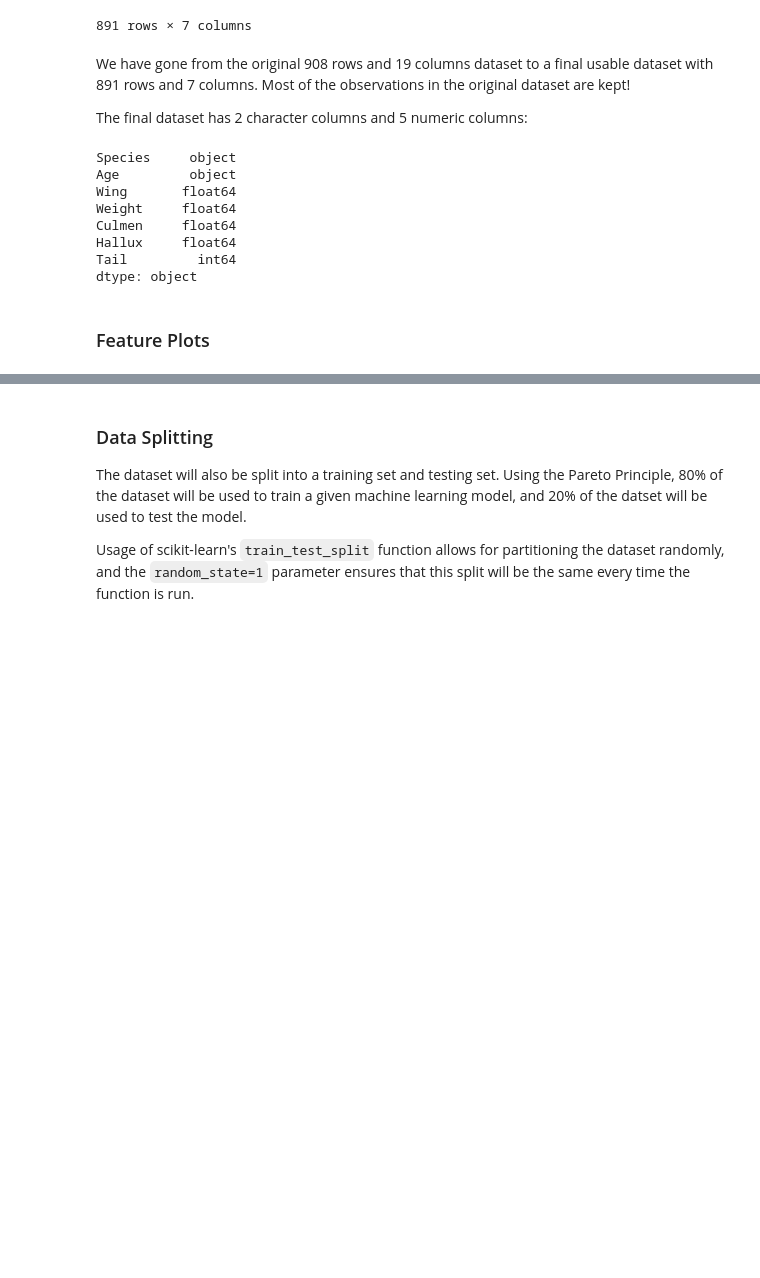
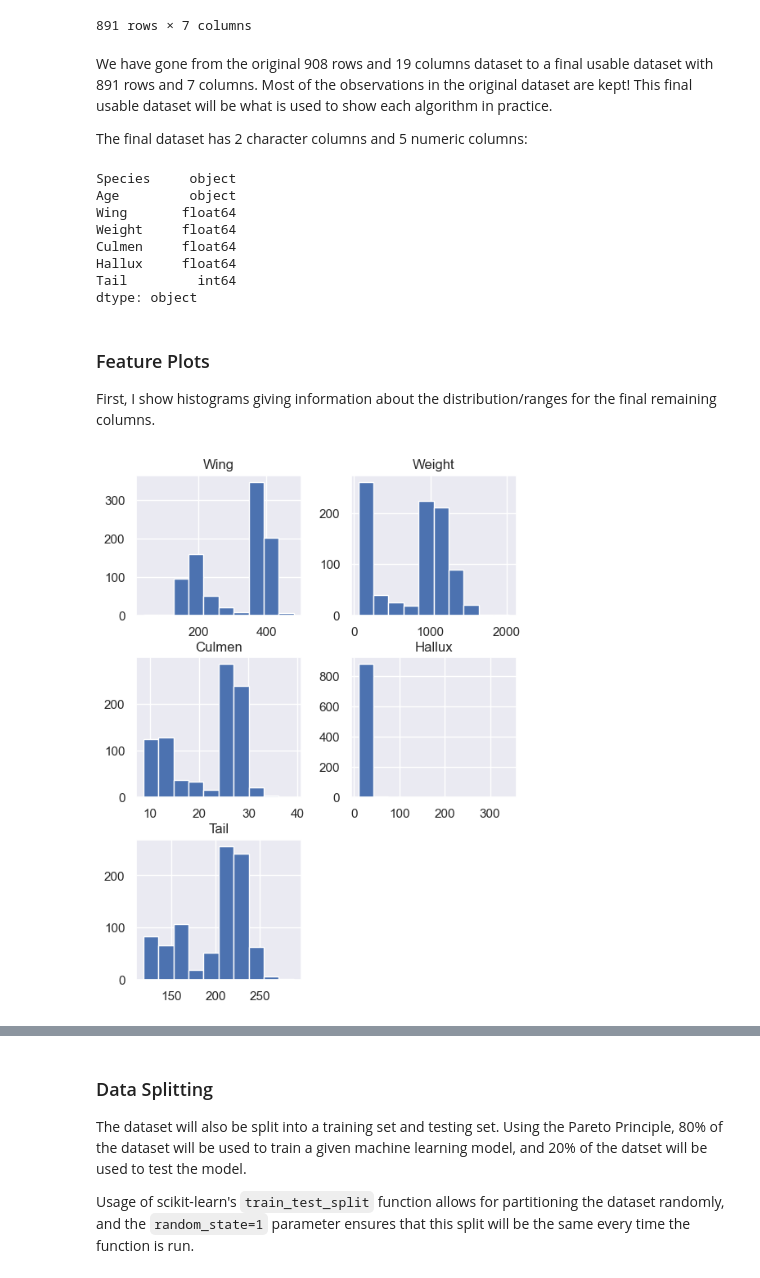
Before and after one commit to kary5678/INDE-577, a Jupyter notebook: Data/hawks_analysis.ipynb, the cells around one changed output, grey strips where cells are left out. Saved outputs shown, nothing was run; the diff lists cells and outputs as text; code cells hidden in the pictures; blank space fills up the shorter version.

Commit message:
Update hawks notebook with variable descriptors

```diff
--- a/Data/hawks_analysis.ipynb
+++ b/Data/hawks_analysis.ipynb
@@ -119,7 +148,7 @@ hawks
 | 907 | RT | A | 199.0 | 1290.0 | 28.7 | 32.1 | 222 |
 891 rows × 7 columns
 # %% [markdown]
-We have gone from the original 908 rows and 19 columns dataset to a final usable dataset with 891 rows and 7 columns. Most of the observations in the original dataset are kept!
+We have gone from the original 908 rows and 19 columns dataset to a final usable dataset with 891 rows and 7 columns. Most of the observations in the original dataset are kept! This final usable dataset will be what is used to show each algorithm in practice.
 
 The final dataset has 2 character columns and 5 numeric columns:
 # %%
@@ -133,5 +162,12 @@ Culmen     float64
 Hallux     float64
 Tail         int64
 dtype: object
-# %% [markdown]
-### Feature Plots
+# %% [markdown]
+### Feature Plots
+
+First, I show histograms giving information about the distribution/ranges for the final remaining columns.
+# %%
+hawks.hist(figsize = (6, 8))
+plt.show()
+# %% [output]
+[figure, added]
```
Also changed, not shown: parts of 7 cells of this notebook.
